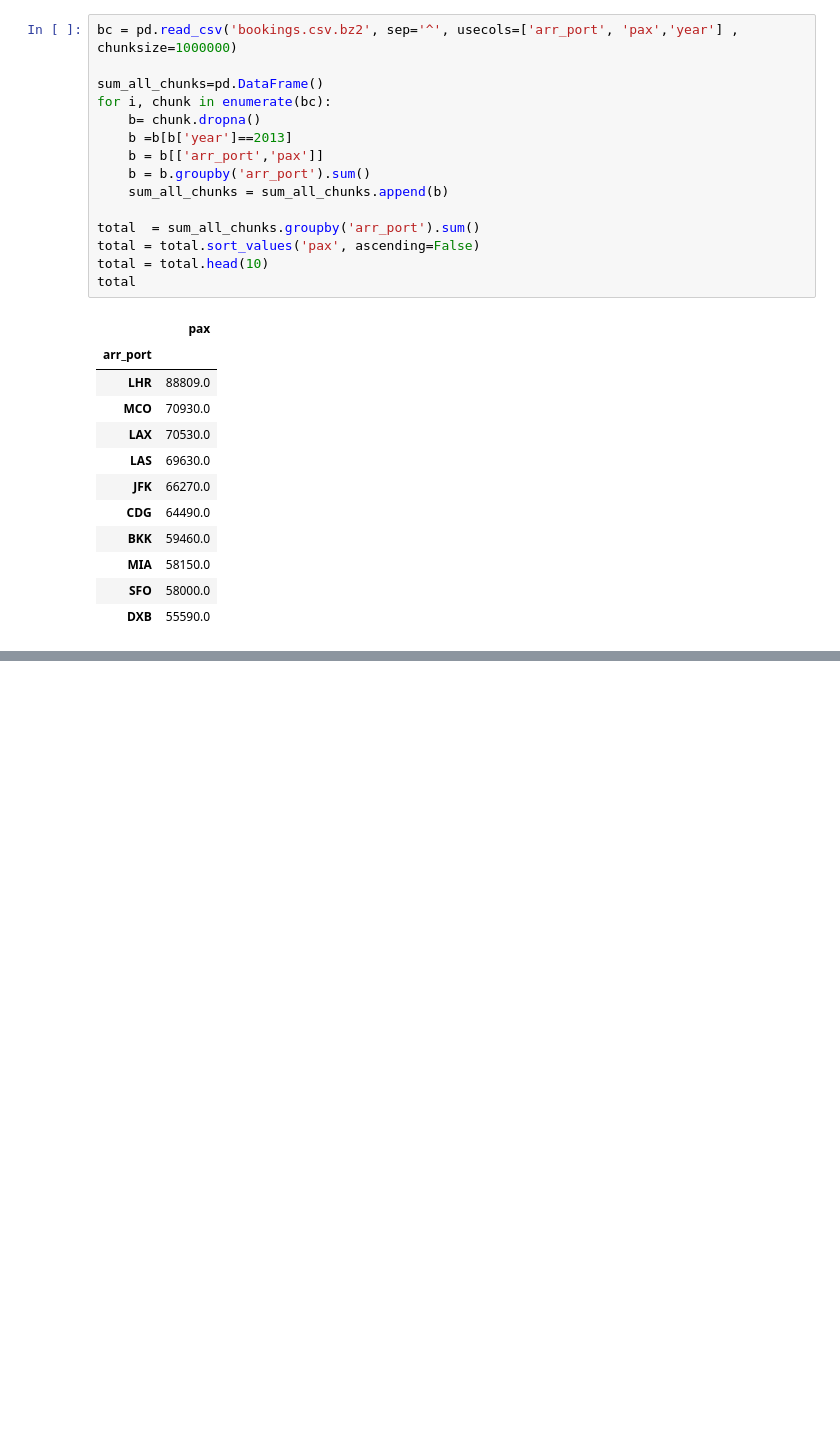
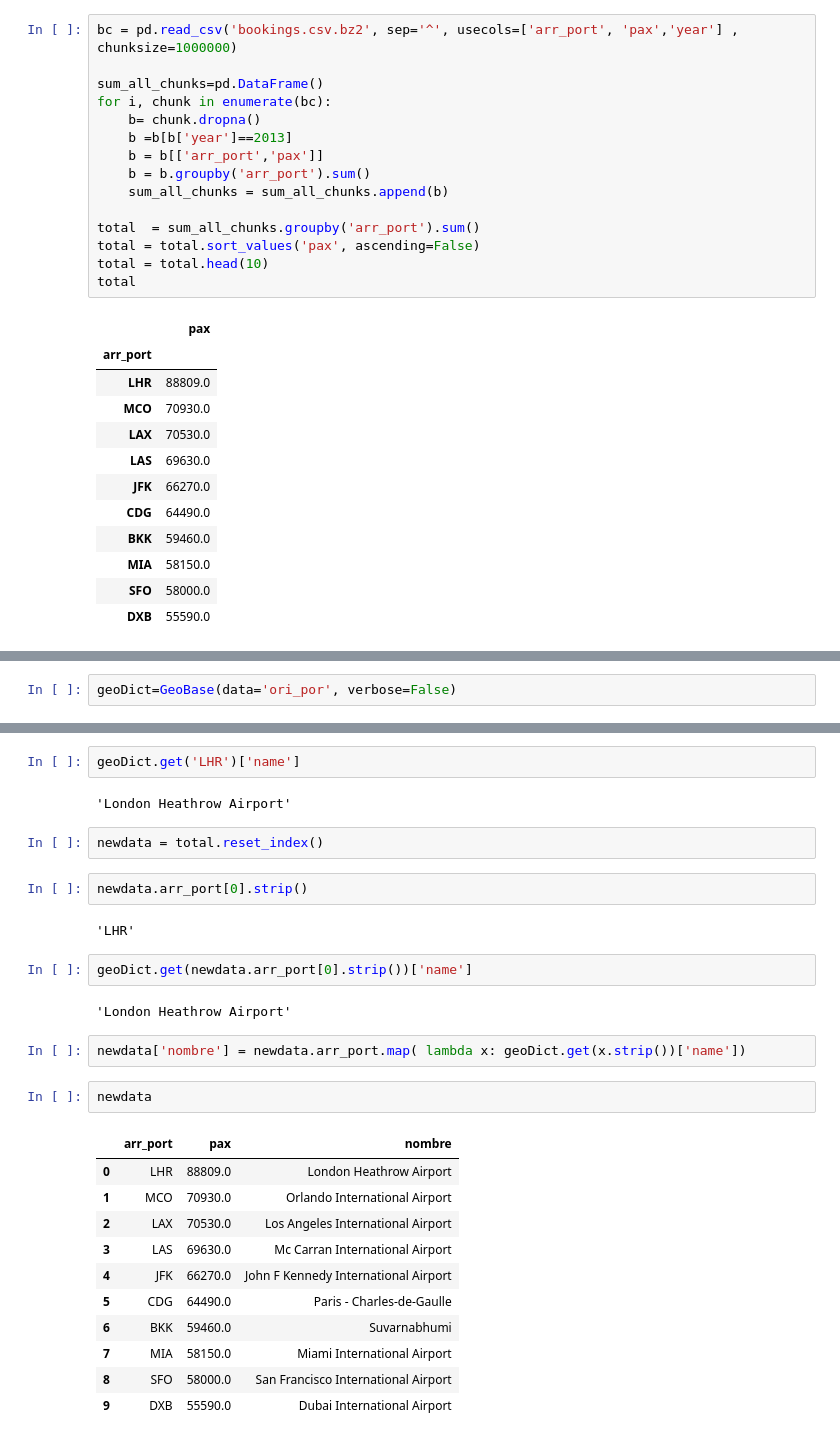
Before and after one commit to macomino/amadeuschallenge, a Jupyter notebook: Amadeus_challenge.ipynb, the cells around one changed output, grey strips where cells are left out. Saved outputs shown, nothing was run; the diff lists cells and outputs as text; blank space fills up the shorter version.

```diff
--- a/Amadeus_challenge.ipynb
+++ b/Amadeus_challenge.ipynb
@@ -392,0 +397,2 @@ total
+# %%
+geoDict=GeoBase(data='ori_por', verbose=False)
@@ -392,0 +423,30 @@ total
+# %%
+geoDict.get('LHR')['name']
+# %% [output]
+'London Heathrow Airport'
+# %%
+newdata = total.reset_index()
+# %%
+newdata.arr_port[0].strip()
+# %% [output]
+'LHR'
+# %%
+geoDict.get(newdata.arr_port[0].strip())['name']
+# %% [output]
+'London Heathrow Airport'
+# %%
+newdata['nombre'] = newdata.arr_port.map( lambda x: geoDict.get(x.strip())['name'])
+# %%
+newdata
+# %% [output]
+|  | arr_port | pax | nombre |
+| 0 | LHR | 88809.0 | London Heathrow Airport |
+| 1 | MCO | 70930.0 | Orlando International Airport |
+| 2 | LAX | 70530.0 | Los Angeles International Airport |
+| 3 | LAS | 69630.0 | Mc Carran International Airport |
+| 4 | JFK | 66270.0 | John F Kennedy International Airport |
+| 5 | CDG | 64490.0 | Paris - Charles-de-Gaulle |
+| 6 | BKK | 59460.0 | Suvarnabhumi |
+| 7 | MIA | 58150.0 | Miami International Airport |
+| 8 | SFO | 58000.0 | San Francisco International Airport |
+| 9 | DXB | 55590.0 | Dubai International Airport |
```
Also changed, not shown: parts of 15 cells of this notebook.
